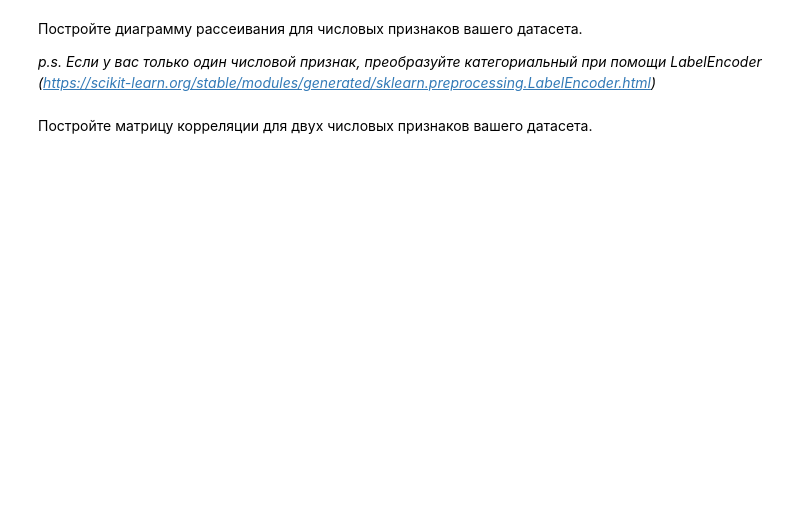
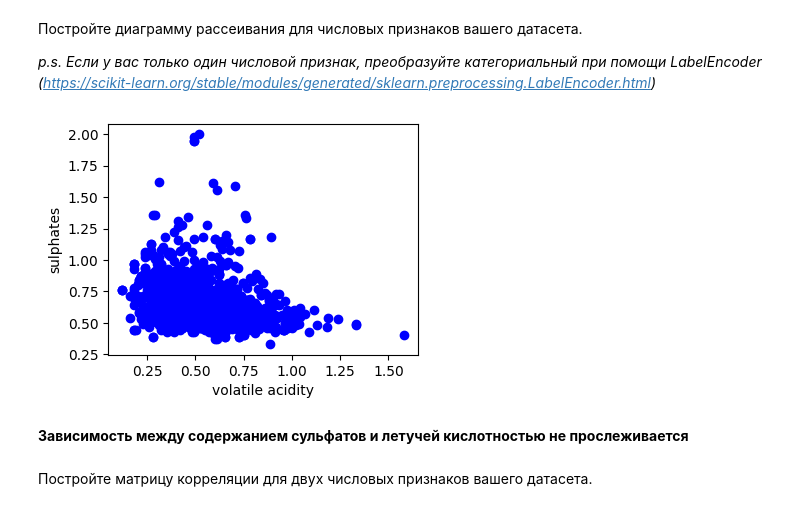
Before and after one commit to BABALEXA/Laboratorny, a Jupyter notebook: lab2/Задание_2.ipynb, the cells around one changed output. Saved outputs shown, nothing was run; the diff lists cells and outputs as text; code cells hidden in the pictures; blank space fills up the shorter version.

```diff
--- a/lab2/Задание_2.ipynb
+++ b/lab2/Задание_2.ipynb
@@ -199,2 +185,13 @@ iqr
+# %%
+
+plt.figure(figsize=(4, 3))
+plt.scatter(x=df['volatile acidity'], y=df['sulphates'], color='blue')
+plt.xlabel('volatile acidity')
+plt.ylabel('sulphates')
+plt.show()
+# %% [output]
+[figure, added]
+# %% [markdown]
+**Зависимость между содержанием сульфатов и летучей кислотностью не прослеживается**
 # %% [markdown]
 Постройте матрицу корреляции для двух числовых признаков вашего датасета.
```
Also changed, not shown: parts of 26 cells of this notebook.
